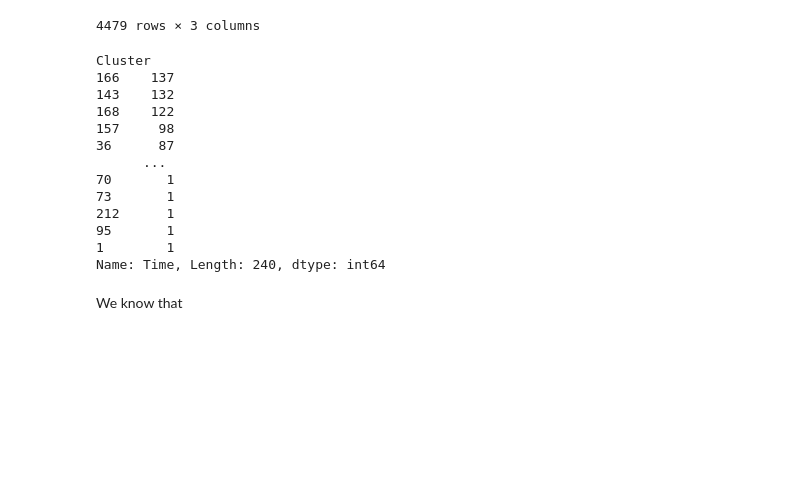
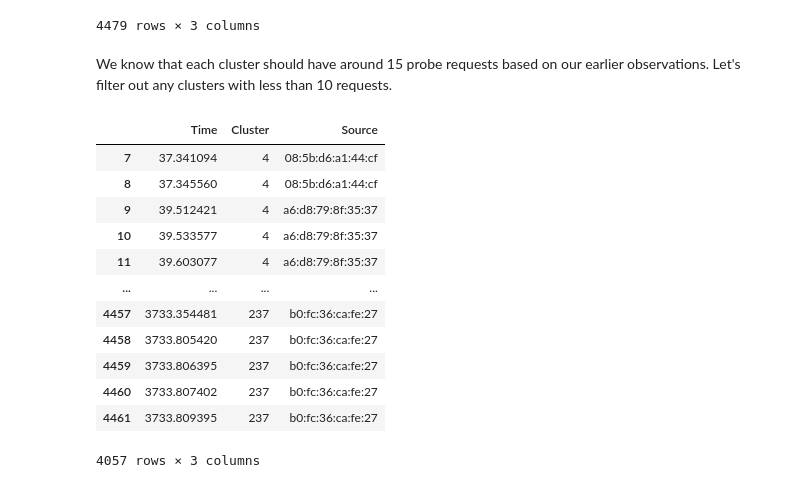
Before and after one commit to jdeinum/SDR, a Jupyter notebook: analysis/testing.ipynb, the cells around one changed output. Drawn from its saved outputs; the diff is of its cells as text; code cells hidden in the pictures; blank space fills up the shorter version.

```diff
--- a/analysis/testing.ipynb
+++ b/analysis/testing.ipynb
@@ -234,21 +234,23 @@ display(su)
 | 4477 | 3762.746851 | 240 | ce:0f:b4:ce:d4:93 |
 | 4478 | 3762.768871 | 240 | ce:0f:b4:ce:d4:93 |
 4479 rows × 3 columns
-# %%
-su.groupby("Cluster")["Time"].count().sort_values(ascending=False)
-# %% [output]
-Cluster
-166    137
-143    132
-168    122
-157     98
-36      87
-      ...
-70       1
-73       1
-212      1
-95       1
-1        1
-Name: Time, Length: 240, dtype: int64
 # %% [markdown]
-We know that
+We know that each cluster should have around 15 probe requests based on our earlier observations. Let's filter out any clusters with less than 10 requests.
+# %%
+x = su.groupby("Cluster")["Time"].count() > 10 # contains all clusters that have more than 10 elements
+su = su[su.groupby('Cluster')['Time'].transform('size') >= 10]
+display(su)
+# %% [output]
+|  | Time | Cluster | Source |
+| 7 | 37.341094 | 4 | 08:5b:d6:a1:44:cf |
+| 8 | 37.345560 | 4 | 08:5b:d6:a1:44:cf |
+| 9 | 39.512421 | 4 | a6:d8:79:8f:35:37 |
+| 10 | 39.533577 | 4 | a6:d8:79:8f:35:37 |
+| 11 | 39.603077 | 4 | a6:d8:79:8f:35:37 |
+| ... | ... | ... | ... |
+| 4457 | 3733.354481 | 237 | b0:fc:36:ca:fe:27 |
+| 4458 | 3733.805420 | 237 | b0:fc:36:ca:fe:27 |
+| 4459 | 3733.806395 | 237 | b0:fc:36:ca:fe:27 |
+| 4460 | 3733.807402 | 237 | b0:fc:36:ca:fe:27 |
+| 4461 | 3733.809395 | 237 | b0:fc:36:ca:fe:27 |
+4057 rows × 3 columns
```
Also changed, not shown: parts of 8 cells of this notebook.
